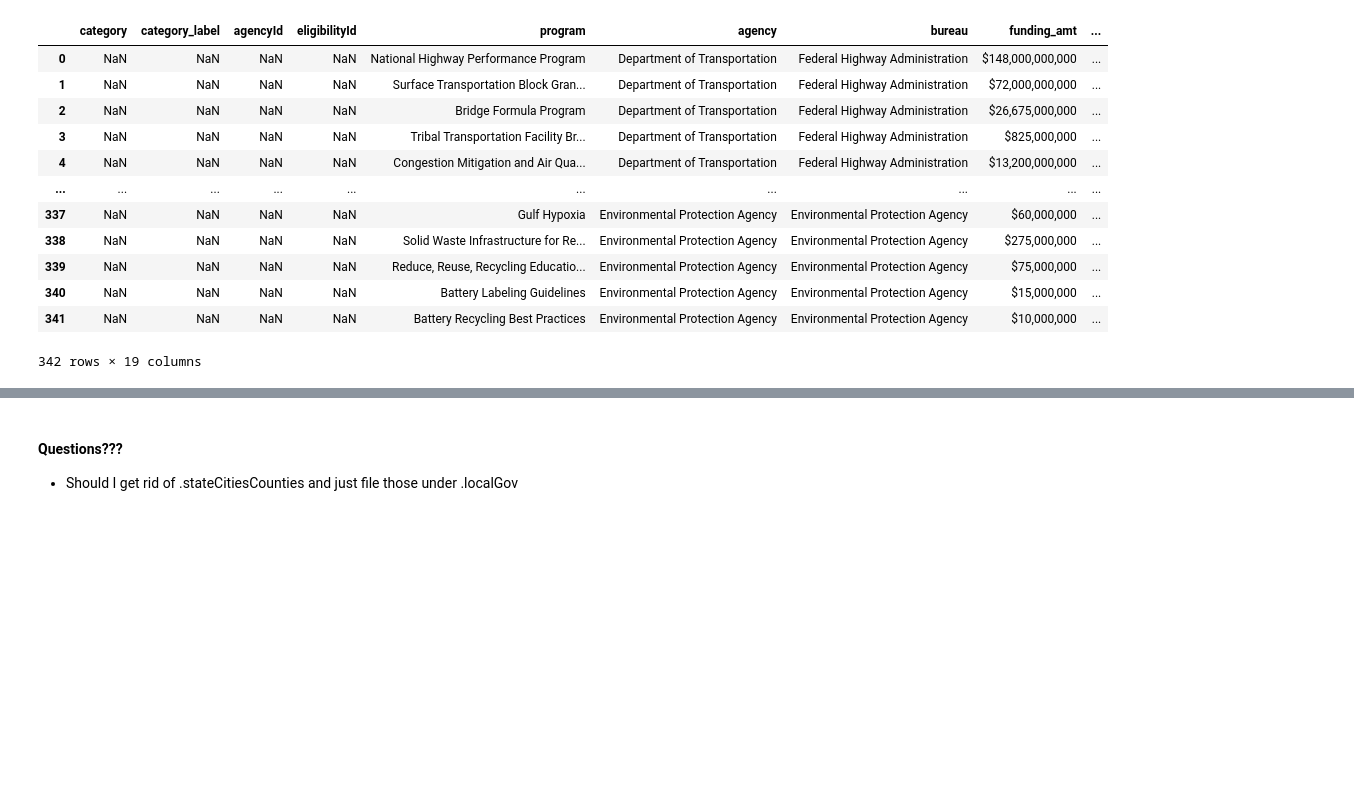
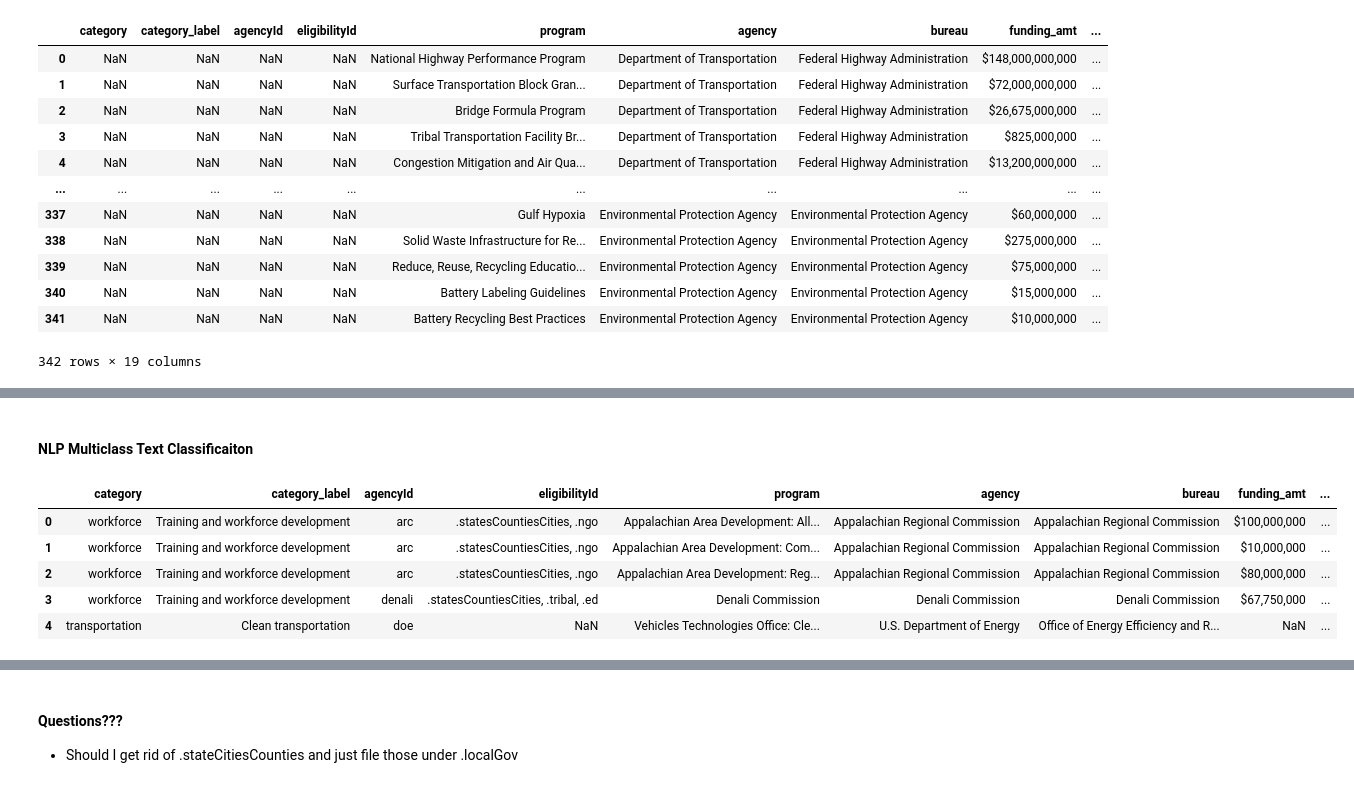
Before and after one commit to osiau/CEED, a Jupyter notebook: parse.ipynb, the cells around one changed output, grey strips where cells are left out. Saved outputs shown, nothing was run; the diff lists cells and outputs as text; code cells hidden in the pictures; blank space fills up the shorter version.

```diff
--- a/parse.ipynb
+++ b/parse.ipynb
@@ -185,0 +185,19 @@ pdfDT
+# %% [markdown]
+#### NLP Multiclass Text Classificaiton ####
+# %%
+#NLP Topic Classfication - automatically analyze text and then assign a set of predefined tags or categories based on its context
+# Going to start with importing example classification data from 'A Just Climate' db and preprocessing/cleaning original url: https://docs.google.com/spreadsheets/d/1rUi4ZM8Zvo_hwnh8tSbH1QgurEWUr-u73gtXTINBs7I/edit#gid=781618991
+SHEET_ID = '1rUi4ZM8Zvo_hwnh8tSbH1QgurEWUr-u73gtXTINBs7I'
+SHEET_GID = '781618991'
+
+url = f'https://docs.google.com/spreadsheets/d/{SHEET_ID}/export?format=csv&gid={SHEET_GID}' #SHEET_NAME did not work
+ajcRaw = pd.read_csv(url)
+
+ajcRaw.head()
+# %% [output]
+|  | category | category_label | agencyId | eligibilityId | program | agency | bureau | funding_amt | ... |
+| 0 | workforce | Training and workforce development | arc | .statesCountiesCities, .ngo | Appalachian Area Development: All... | Appalachian Regional Commission | Appalachian Regional Commission | $100,000,000 | ... |
+| 1 | workforce | Training and workforce development | arc | .statesCountiesCities, .ngo | Appalachian Area Development: Com... | Appalachian Regional Commission | Appalachian Regional Commission | $10,000,000 | ... |
+| 2 | workforce | Training and workforce development | arc | .statesCountiesCities, .ngo | Appalachian Area Development: Reg... | Appalachian Regional Commission | Appalachian Regional Commission | $80,000,000 | ... |
+| 3 | workforce | Training and workforce development | denali | .statesCountiesCities, .tribal, .ed | Denali Commission | Denali Commission | Denali Commission | $67,750,000 | ... |
+| 4 | transportation | Clean transportation | doe | NaN | Vehicles Technologies Office: Cle... | U.S. Department of Energy | Office of Energy Efficiency and R... | NaN | ... |
```
Also changed, not shown: parts of 8 cells of this notebook.
